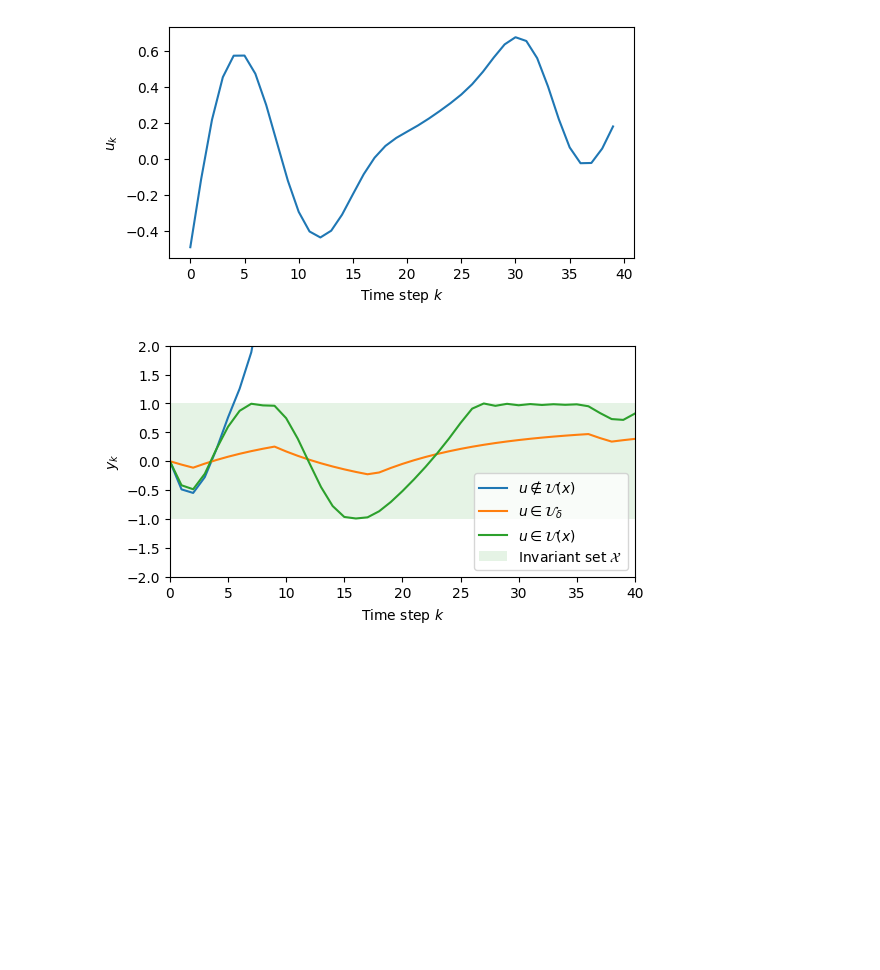
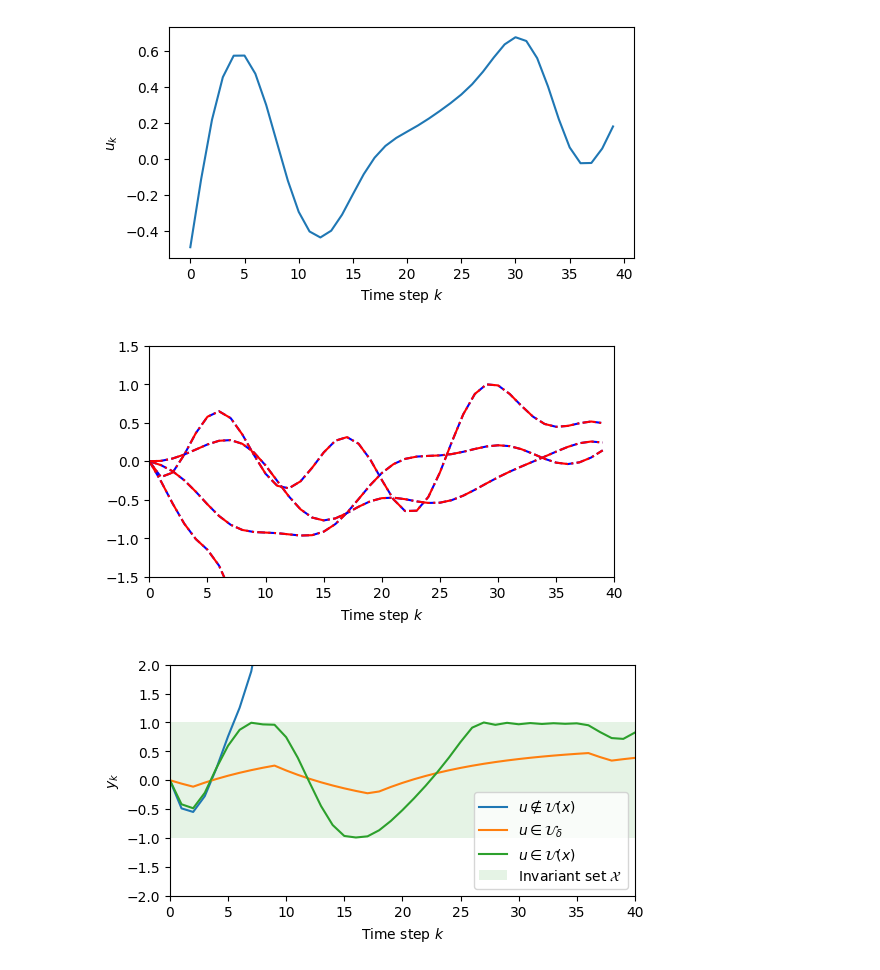
Before and after one commit to Dany-L/genSecSysId, a Jupyter notebook: python/notebooks/one_D_example.ipynb, the cells around one changed output. Cells and saved outputs as stored; diff of their text form; code cells hidden in the pictures; blank space fills up the shorter version.

```diff
--- a/python/notebooks/one_D_example.ipynb
+++ b/python/notebooks/one_D_example.ipynb
@@ -223,6 +477,7 @@ LP_CUTOFF   = 0.1  # Hz  LP filter cutoff
 LP_ORDER    =   4   # Butterworth filter order
 ENV_DECAY   = 0.9  # mild exponential envelope strength over one trajectory
 TS = 1.0
+N = 40
 # %%
 def make_u(rng, T, amp_max, f_cut=LP_CUTOFF, order=LP_ORDER, env_decay=ENV_DECAY):
     """Low-pass filtered white noise with optional exponential decay envelope.
@@ -259,6 +514,25 @@ ax.set_ylabel('$u_k$')
 plt.show()
 # %% [output]
 [figure]
+# %%
+# plot 4 samples
+fig, ax = plt.subplots(figsize=(6,3))
+for i in range(4):
+    u2 = make_u(rng_dbg, N, 0.5)
+    _, y_hat,_ = model.simulate(np.array([0.0]), u2, apply_input_filter=False)
+    _, tilde_y_hat, _ = transformed_model.simulate(np.array([0.0]), u2, apply_input_filter=False)
+
+    ax.plot(y_hat, color='blue', linestyle='--', label='Original system output $\hat{y}_k$')
+    ax.plot(tilde_y_hat, color='red', linestyle='-.', label='Transformed system output $\hat{\~y}_k$')
+    ax.set_xlabel('Time step $k$')
+    # ax.set_ylabel('Output')
+    ax.set_ylim([-1.5, 1.5])
+    ax.set_xlim([0, N])
+    # ax.legend()
+
+tikzplotlib.save(f'{project_root}/results/figures/one_D_example_simulation_transformed.tex',figure=fig)
+# %% [output]
+[figure, added]
 # %%
 u = u.reshape(-1, 1)
 # %%
```
Also changed, not shown: parts of 16 cells of this notebook, 10 other files.
